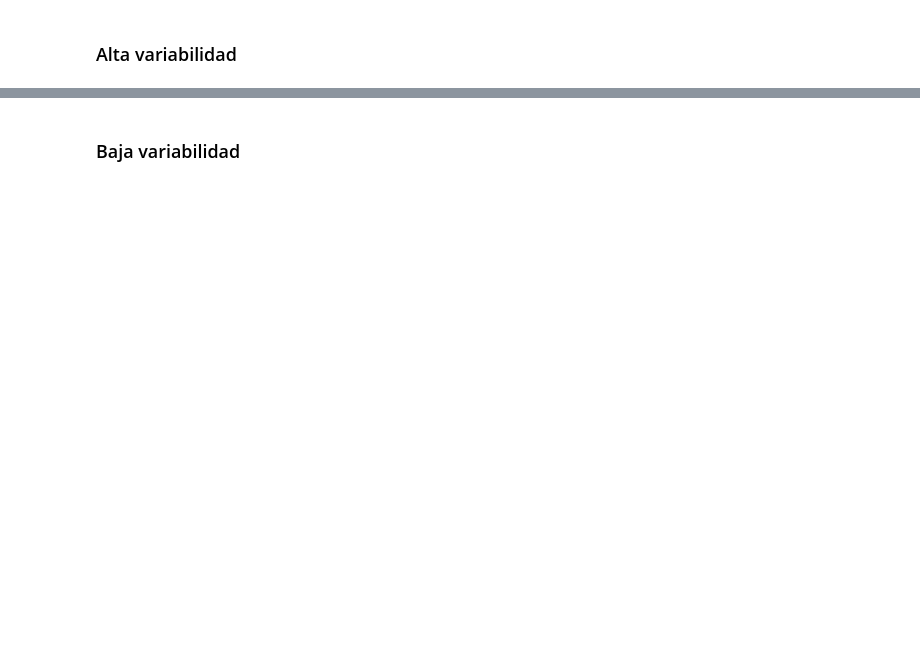
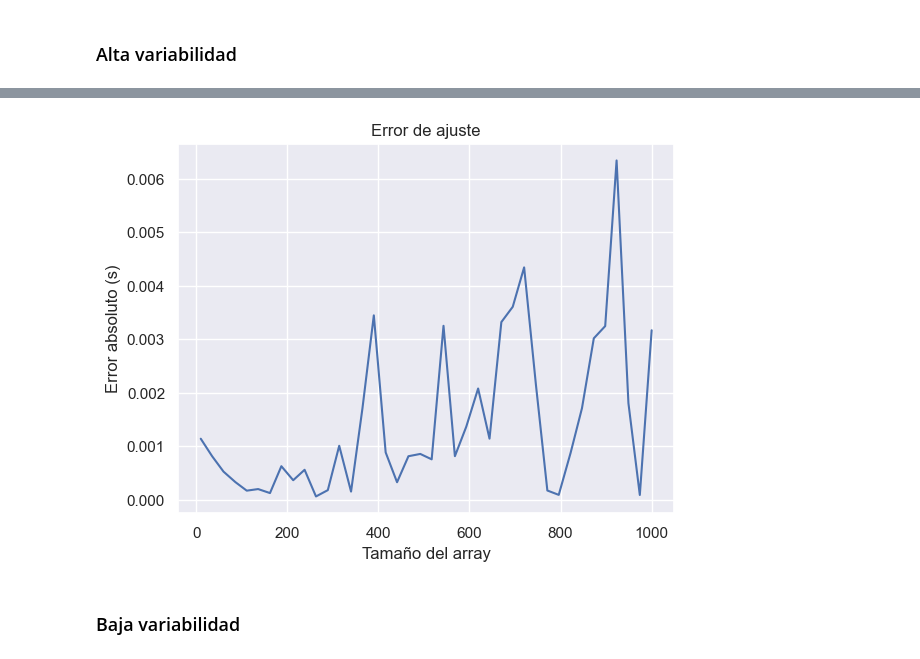
Before and after one commit to alejofabregas/TP2-TDA, a Jupyter notebook: analisis_complejidad.ipynb, the cells around one changed output, grey strips where cells are left out. Cells and saved outputs as stored; diff of their text form; code cells hidden in the pictures; blank space fills up the shorter version.

```diff
--- a/analisis_complejidad.ipynb
+++ b/analisis_complejidad.ipynb
@@ -150,12 +170,14 @@ fig
 # %%
 ax: plt.Axes
 fig, ax = plt.subplots()
-errors = [np.abs(c[0] * n + c[1] - results[n]) for n in x]
+errors = [np.abs(c[0] * n * n + c[1] * n + c[2] - results[n]) for n in x]
 ax.plot(x, errors)
 ax.set_title('Error de ajuste')
 ax.set_xlabel('Tamaño del array')
 ax.set_ylabel('Error absoluto (s)')
 None
+# %% [output]
+[figure, added]
 # %% [markdown]
 ### Baja variabilidad
 # %%
```
Also changed, not shown: parts of 27 cells of this notebook, 1 other file.
